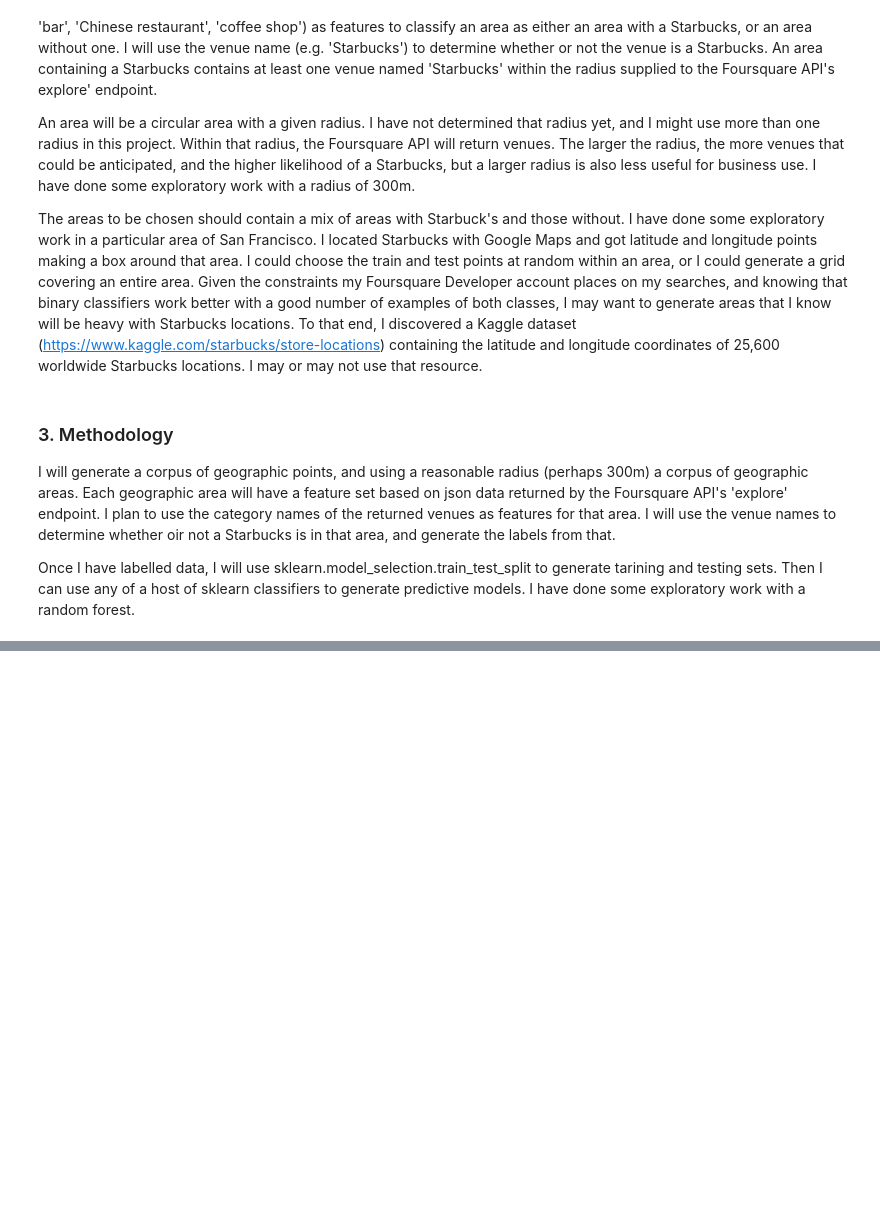
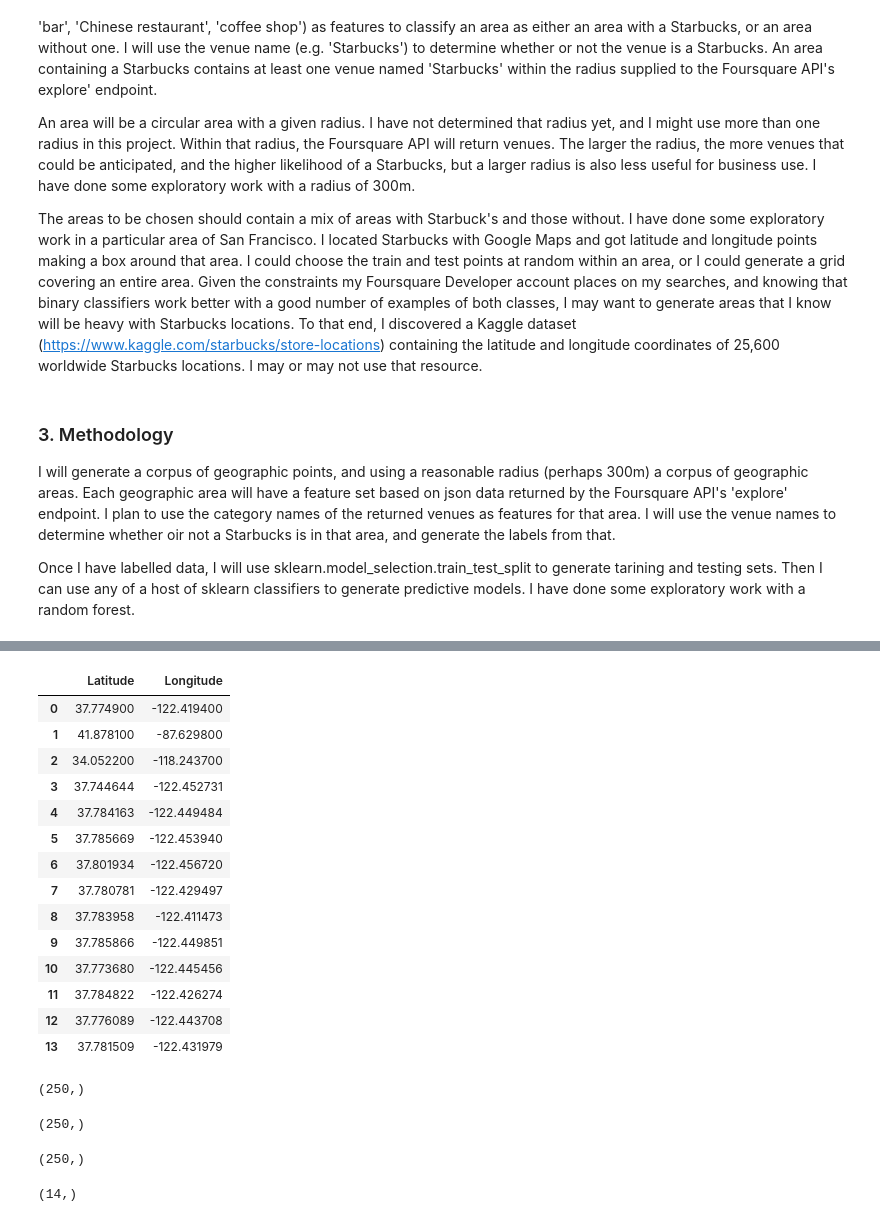
Before and after one commit to Brian-Lee/ibm-capstone-project, a Jupyter notebook: IBM_Capstone_Project.ipynb, the cells around one changed output, grey strips where cells are left out. Drawn from its saved outputs; the diff is of its cells as text; code cells hidden in the pictures; blank space fills up the shorter version.

```diff
--- a/IBM_Capstone_Project.ipynb
+++ b/IBM_Capstone_Project.ipynb
@@ -114,18 +113,58 @@ def getNearbyVenues(latitudes, longitudes, radius=300, limit=100):
 # %%
 sf_lat=37.7749
 sf_lon=-122.4194
 ch_lat=41.8781
 ch_lon=-87.6298
 la_lat=34.0522
 la_lon=-118.2437
 starbucks_m_lat=37.744644
 starbucks_m_lon=-122.452731
 import random
 
 #37.780253, -122.509117
 #37.804203, -122.459264 - upper left of starbucks intensive space
 #37.767547, -122.409342 - lower right ofstarbucksintensive space
 llat=37.767547
 ulat=37.804203
 llon=-122.459264
 ulon=-122.409342
+random_lat0 = random.uniform(37.767547,37.804203)
+random_lon0 = random.uniform(-122.459264, -122.409342)
+random_lat1 = random.uniform(llat,ulat)
+random_lon1 = random.uniform(llon, ulon)
+random_lat2 = random.uniform(llat,ulat)
+random_lon2 = random.uniform(llon, ulon)
+random_lat3 = random.uniform(llat,ulat)
+random_lon3 = random.uniform(llon, ulon)
+random_lat4 = random.uniform(llat,ulat)
+random_lon4 = random.uniform(llon, ulon)
+random_lat5 = random.uniform(llat,ulat)
+random_lon5 = random.uniform(llon, ulon)
+random_lat6 = random.uniform(llat,ulat)
+random_lon6 = random.uniform(llon, ulon)
+random_lat7 = random.uniform(llat,ulat)
+random_lon7 = random.uniform(llon, ulon)
+random_lat8 = random.uniform(llat,ulat)
+random_lon8 = random.uniform(llon, ulon)
+random_lat9 = random.uniform(llat,ulat)
+random_lon9 = random.uniform(llon, ulon)
+
+data = pd.DataFrame(np.array([[sf_lat, sf_lon], [ch_lat, ch_lon], [la_lat, la_lon], [starbucks_m_lat,starbucks_m_lon], [random_lat0,random_lon0], [random_lat1,random_lon1], [random_lat2,random_lon2], [random_lat3,random_lon3], [random_lat4,random_lon4], [random_lat5,random_lon5], [random_lat6,random_lon6], [random_lat7,random_lon7], [random_lat8,random_lon8], [random_lat9,random_lon9] ]), columns=['Latitude', 'Longitude'])
+
+data
+# %% [output]
+|  | Latitude | Longitude |
+| 0 | 37.774900 | -122.419400 |
+| 1 | 41.878100 | -87.629800 |
+| 2 | 34.052200 | -118.243700 |
+| 3 | 37.744644 | -122.452731 |
+| 4 | 37.784163 | -122.449484 |
+| 5 | 37.785669 | -122.453940 |
+| 6 | 37.801934 | -122.456720 |
+| 7 | 37.780781 | -122.429497 |
+| 8 | 37.783958 | -122.411473 |
+| 9 | 37.785866 | -122.449851 |
+| 10 | 37.773680 | -122.445456 |
+| 11 | 37.784822 | -122.426274 |
+| 12 | 37.776089 | -122.443708 |
+| 13 | 37.781509 | -122.431979 |
@@ -132,3 +178,28 @@ ulon=-122.409342
+# %%
+random_latlons = pd.DataFrame(random_latlons)
+random_lats=random_latlons[0]
+random_lons=random_latlons[1]
+random_lats.shape
+# %% [output]
+(250,)
+# %%
+random_latlons[0].shape
+# %% [output]
+(250,)
+# %%
+random_latlons[1].shape
+# %% [output]
+(250,)
+# %%
+
+
+data["Latitude"] = random_latlons[0]
+data["Longitude"] = random_latlons[1]
+
+data["Latitude"].head()
+data["Latitude"].shape
+# %% [output]
+(14,)
 # %%
 #37.599350, -122.496830
 #37.807957, -122.390854
```
Also changed, not shown: parts of 22 cells of this notebook.
